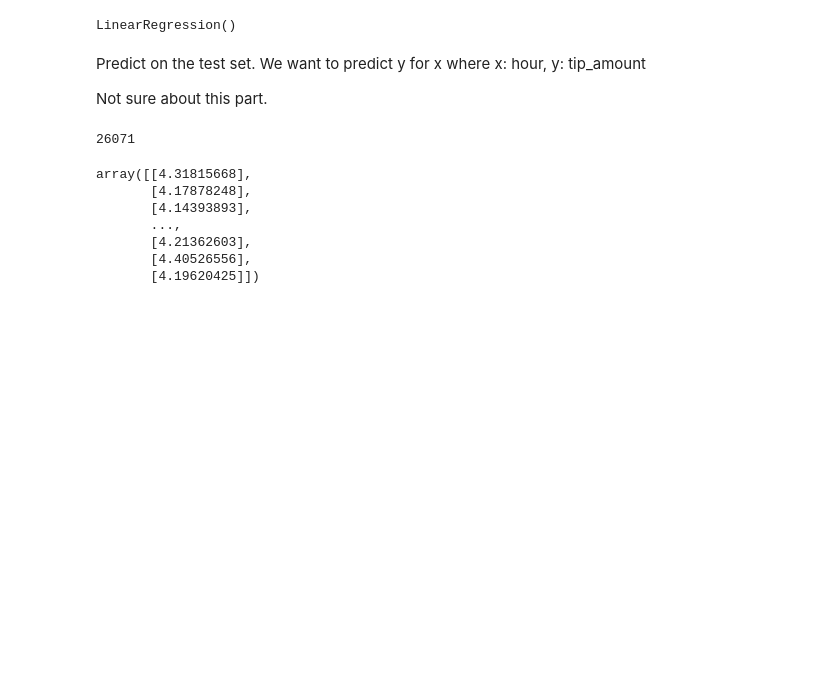
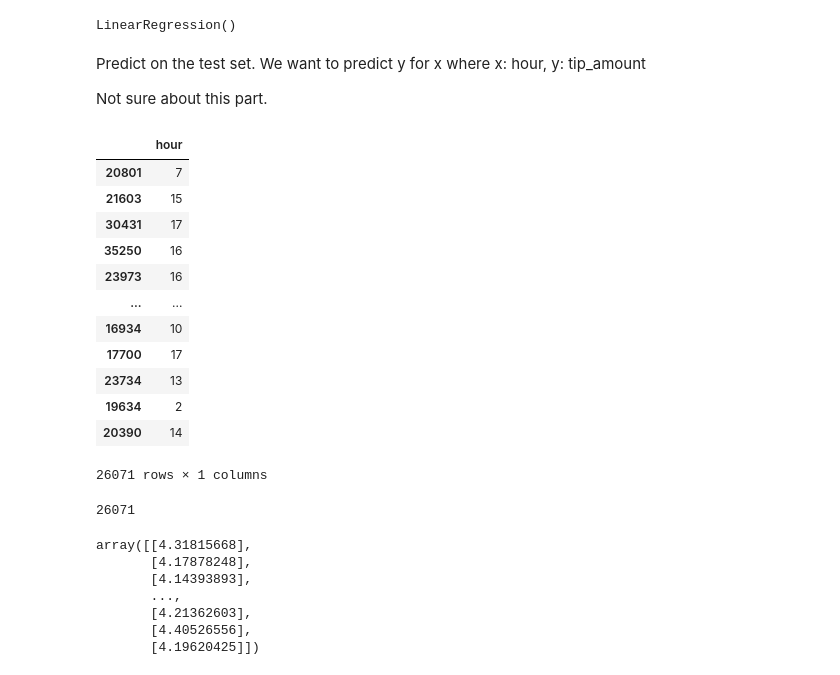
Before and after one commit to Jay-PhDAI/PhDAI732, a Jupyter notebook: Group_Project_1/Group_Project_1.ipynb, the cells around one changed output. Drawn from its saved outputs; the diff is of its cells as text; code cells hidden in the pictures; blank space fills up the shorter version.

```diff
--- a/Group_Project_1/Group_Project_1.ipynb
+++ b/Group_Project_1/Group_Project_1.ipynb
@@ -343,6 +343,22 @@ where x: hour, y: tip_amount
 Not sure about this part.
 # %%
 tip_pred = model.predict(test_set[['hour']])
+# %%
+test_set[['hour']]
+# %% [output]
+|  | hour |
+| 20801 | 7 |
+| 21603 | 15 |
+| 30431 | 17 |
+| 35250 | 16 |
+| 23973 | 16 |
+| ... | ... |
+| 16934 | 10 |
+| 17700 | 17 |
+| 23734 | 13 |
+| 19634 | 2 |
+| 20390 | 14 |
+26071 rows × 1 columns
 # %%
 len(tip_pred)
 # %% [output]
```
Also changed, not shown: parts of 33 cells of this notebook.
